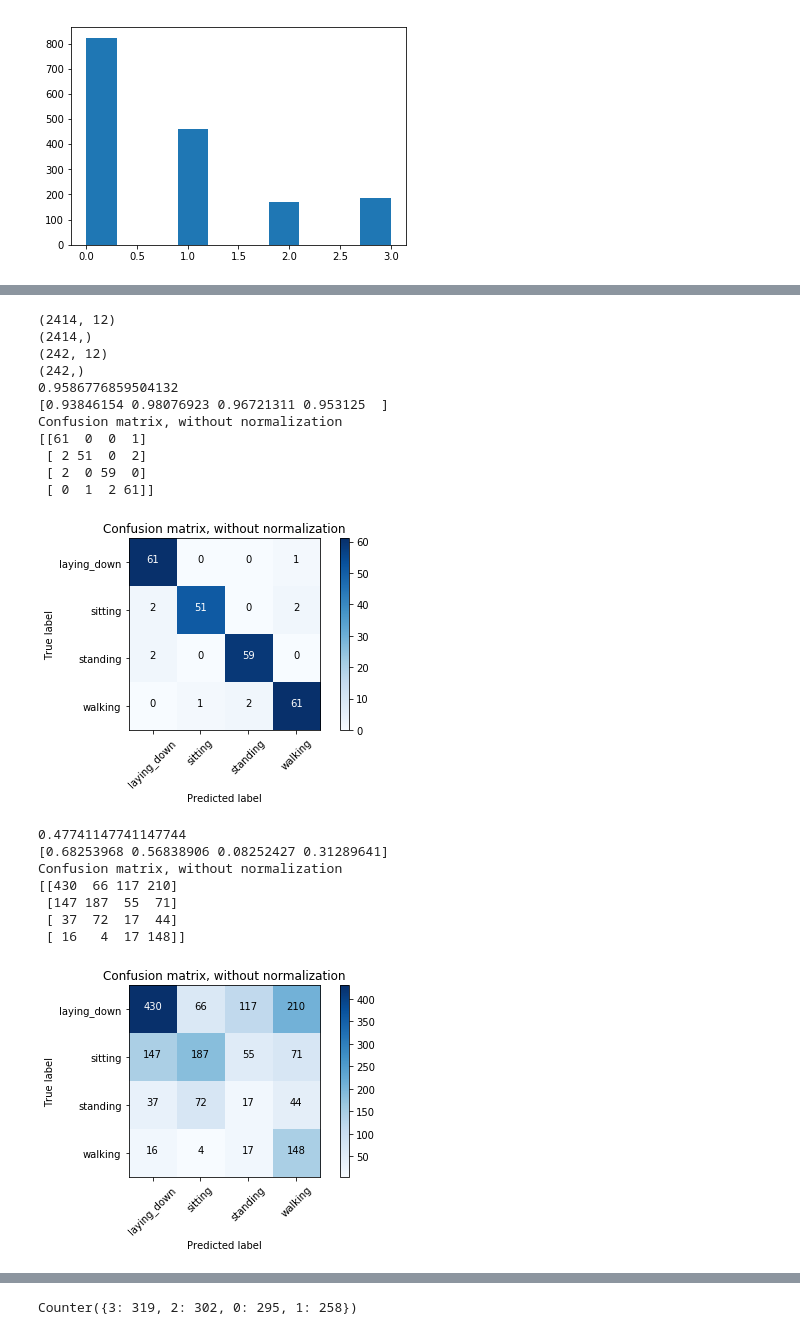
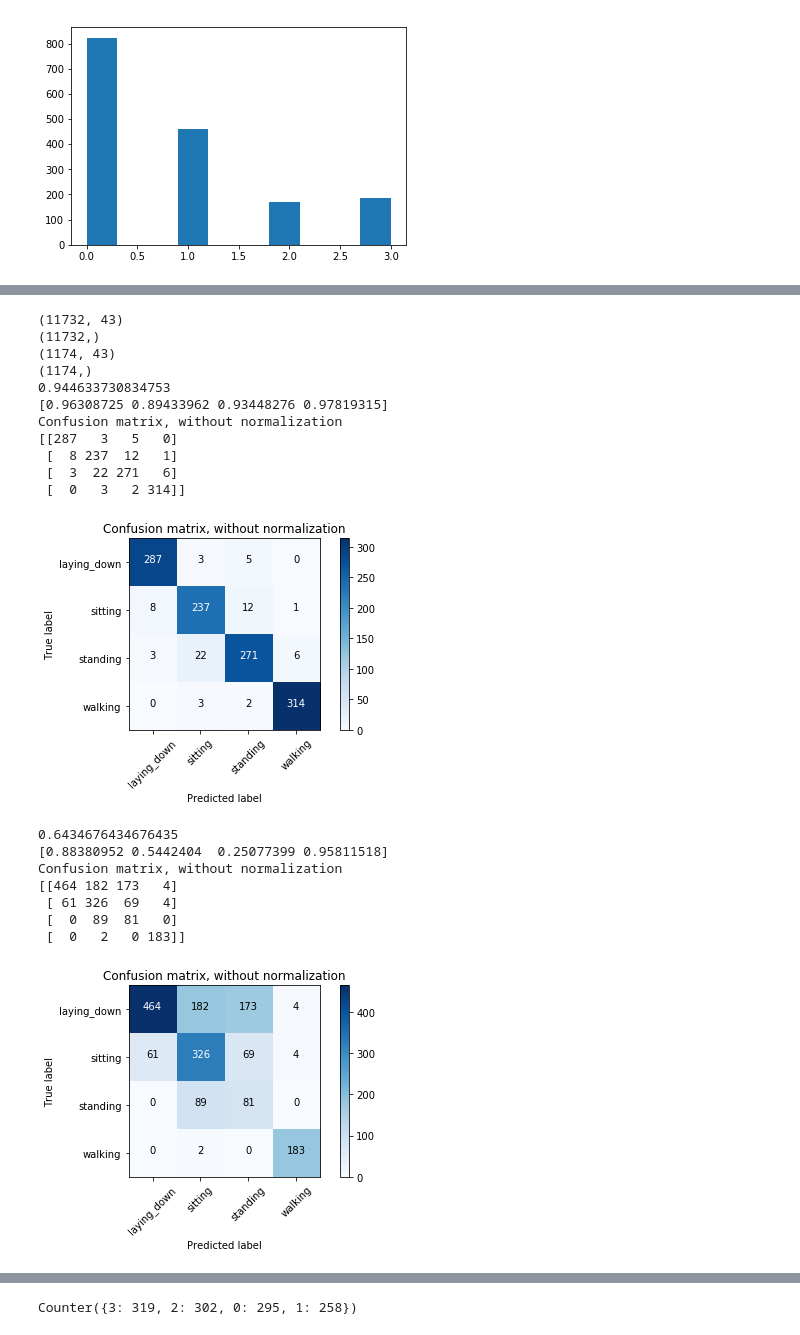
Before and after one commit to TSatyaVasanthReddy/Activity_Monitoring, a Jupyter notebook: Health_analytics_project1.ipynb, the cells around one changed output, grey strips where cells are left out. Saved outputs shown, nothing was run; the diff lists cells and outputs as text; code cells hidden in the pictures.

```diff
--- a/Health_analytics_project1.ipynb
+++ b/Health_analytics_project1.ipynb
@@ -38,5 +46,5 @@ Using TensorFlow backend.
 # %%
-in_dir = "final"
+in_dir = "data_3_8_2018"
 # %% [markdown]
 ## Compute features for accelerometer only
 # %%
@@ -348,0 +650,19 @@ window
+# %%
+train = False
+test = True
+
+test_dir = 'test3'
+train_dir = 'data_3_8_2018'
+
+if train:
+    features = []
+    labels = []
+    features, labels = compute_accelerometer(train_dir, features, labels, ignore_pickle=False)
+
+if test:
+    test_features = []
+    test_labels = []
+    test_features, test_labels = compute_accelerometer(test_dir, test_features, test_labels, ignore_pickle=True)
+
+print features.shape
+print test_features.shape
@@ -1392,19 +1478,27 @@ def plot_confusion_matrix(cm, classes,
 # %%
 from sklearn.metrics import confusion_matrix
 import itertools
+from xgboost import XGBClassifier
 
-print(features_new.shape)
+print(features.shape)
 print(labels.shape)
 
 le = preprocessing.LabelEncoder()
 
-X = np.array(normalize(features_new))
+scaler = preprocessing.StandardScaler()
+#X = scaler.fit_transform(features)
+X = features
+
+# X = np.array(preprocessing.scale(features))
 y = le.fit_transform(labels)
 
 X_train, X_test, y_train, y_test = train_test_split(X, y, test_size=0.1, random_state=42)
 
 # model = LogisticRegression(penalty='l1')
-model = MLPClassifier(hidden_layer_sizes=(50,100), activation='tanh', solver='lbfgs', random_state=42, max_iter=500)
+#model = MLPClassifier(hidden_layer_sizes=(50,100), activation='tanh', solver='lbfgs', random_state=42, max_iter=500)
+model = DecisionTreeClassifier(random_state=42, max_features=10, criterion='gini')
+#model = XGBClassifier()
+model = RandomForestClassifier(n_estimators=40, criterion='gini', max_features=10, max_depth=15,random_state=42)
 model.fit(X_train, y_train)
 
 
@@ -1430,51 +1524,55 @@ cnf_matrix = confusion_matrix(y,prediction)
 plot_confusion_matrix(cnf_matrix, classes=le.classes_,
                       title='Confusion matrix, without normalization')
 
-X = np.array(normalize(features_new))
+#X = scaler.fit_transform(features) #np.array(preprocessing.scale(features))
+X = features
 y = le.fit_transform(labels)
 
 model.fit(X, y)
 
-X = np.array(normalize(test_features_new))
+
+#X = scaler.transform(test_features)
+X = test_features
+#X = np.array(preprocessing.scale(test_features))
 y = le.transform(test_labels)
 
 #X = X_test
 #y = y_test
 
 #print(X.shape)
 #print(y.shape)
 
 prediction = model.predict(X)
 
 accuracy = metrics.accuracy_score(y, prediction)
 precision = metrics.precision_score(y, prediction, average = None)
 # recall = metrics.recall_score(y_test, prediction, average = None)
 
 print(accuracy)
 print(precision)
 
 cnf_matrix = confusion_matrix(y,prediction)
 
 plot_confusion_matrix(cnf_matrix, classes=le.classes_,
                       title='Confusion matrix, without normalization')
 # %% [output]
-(2414, 12)
-(2414,)
-(242, 12)
-(242,)
-0.9586776859504132
-[0.93846154 0.98076923 0.96721311 0.953125  ]
+(11732, 43)
+(11732,)
+(1174, 43)
+(1174,)
+0.944633730834753
+[0.96308725 0.89433962 0.93448276 0.97819315]
 Confusion matrix, without normalization
-[[61  0  0  1]
- [ 2 51  0  2]
- [ 2  0 59  0]
- [ 0  1  2 61]]
+[[287   3   5   0]
+ [  8 237  12   1]
+ [  3  22 271   6]
+ [  0   3   2 314]]
-[figure, old version]
+[figure, new version]
-0.47741147741147744
-[0.68253968 0.56838906 0.08252427 0.31289641]
+0.6434676434676435
+[0.88380952 0.5442404  0.25077399 0.95811518]
 Confusion matrix, without normalization
-[[430  66 117 210]
- [147 187  55  71]
- [ 37  72  17  44]
- [ 16   4  17 148]]
+[[464 182 173   4]
+ [ 61 326  69   4]
+ [  0  89  81   0]
+ [  0   2   0 183]]
-[figure, old version]
+[figure, new version]
```
Also changed, not shown: parts of 31 cells of this notebook, 1 other file.
